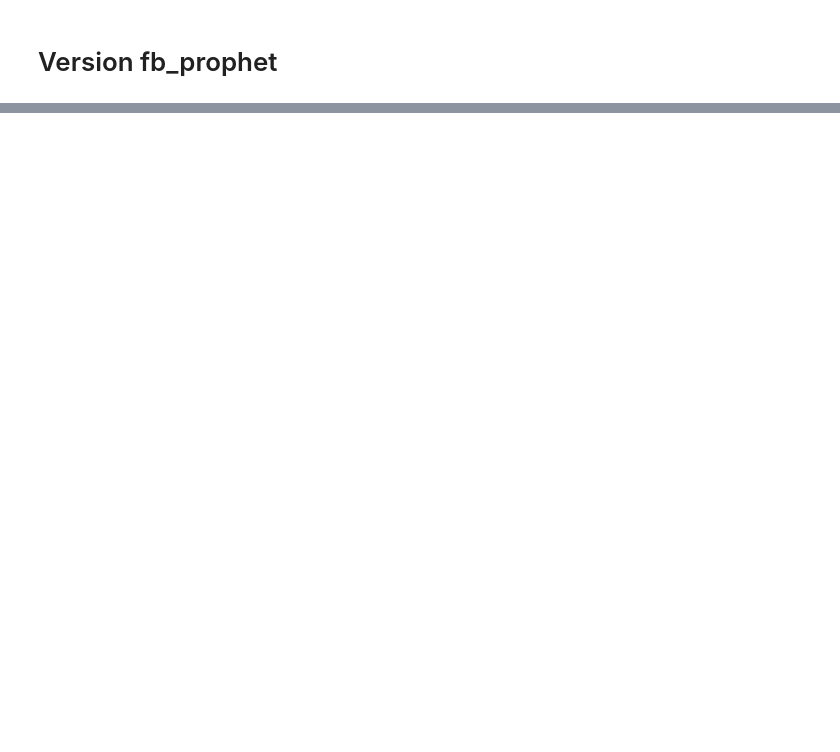
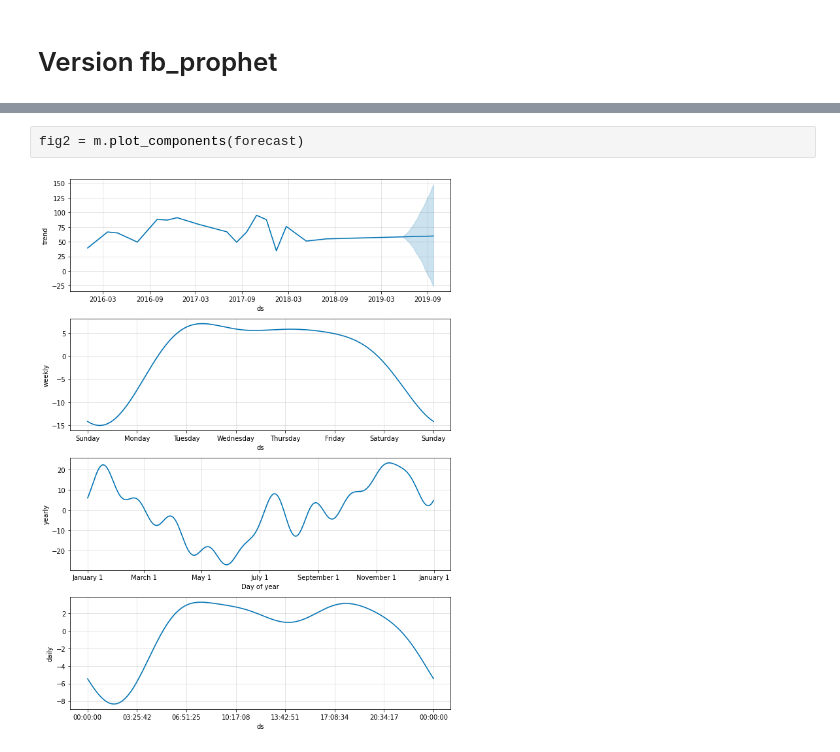
Before and after one commit to flo-collab/P16_timeseries, a Jupyter notebook: 05-SARIMAX/sarimax.ipynb, the cells around one changed output, grey strips where cells are left out. Cells and saved outputs as stored; diff of their text form; blank space fills up the shorter version.

```diff
--- a/05-SARIMAX/sarimax.ipynb
+++ b/05-SARIMAX/sarimax.ipynb
@@ -90,0 +142,4 @@ df
+# %%
+fig2 = m.plot_components(forecast)
+# %% [output]
+[figure, added]
```
Also changed, not shown: parts of 20 cells of this notebook.
